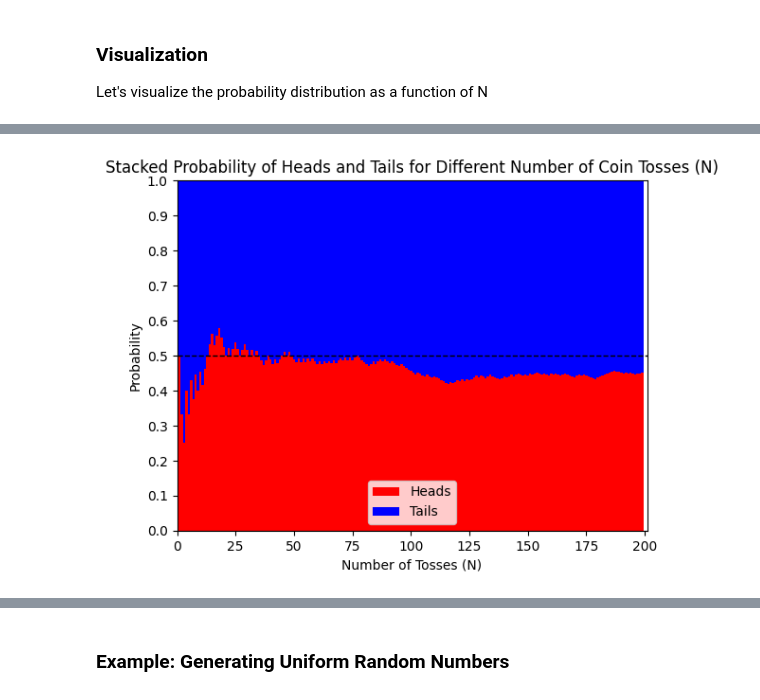
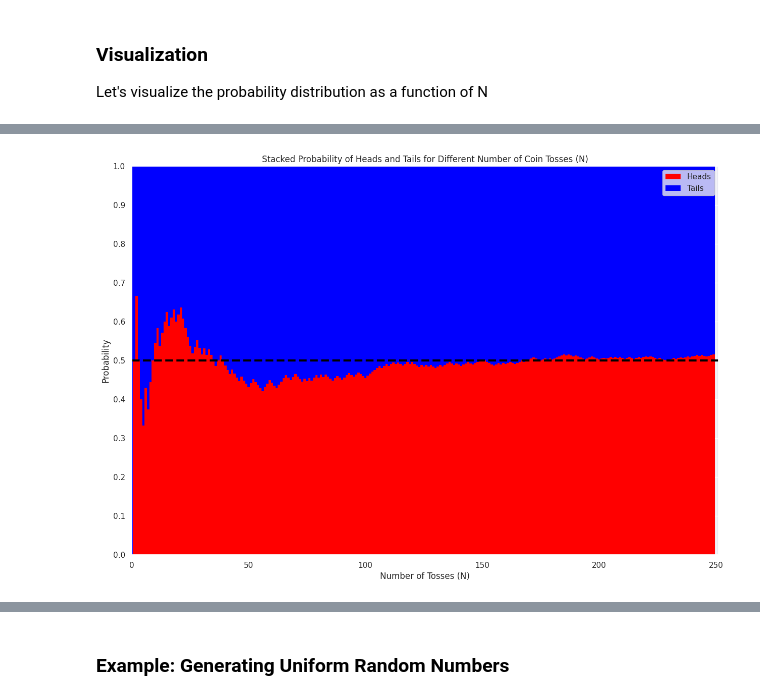
Before and after one commit to animesh-chouhan/fifty-challenging-problems-in-probability, a Jupyter notebook: probability.ipynb, the cells around one changed output, grey strips where cells are left out. Cells and saved outputs as stored; diff of their text form; code cells hidden in the pictures.

```diff
--- a/probability.ipynb
+++ b/probability.ipynb
@@ -120,44 +113,40 @@ Let's visualize the probability distribution as a function of N
 # %%
 import numpy as np
 import matplotlib.pyplot as plt
 
-# Function to simulate a series of coin tosses using numpy random.choice
 def coin_tosses(num_tosses):
-    # Simulate tosses: 'H' for Heads, 'T' for Tails
     return np.random.choice(['H', 'T'], size=num_tosses)
 
-# Function to calculate the count of Heads and Tails as a function of N tosses
 def simulate_coin_tosses(num_tosses):
     tosses = coin_tosses(num_tosses)
-    heads_count = np.cumsum(tosses == 'H')  # Cumulative count of 'H' (Heads)
-    tails_count = np.cumsum(tosses == 'T')  # Cumulative count of 'T' (Tails)
-
+    heads_count = np.cumsum(tosses == 'H')
+    tails_count = np.cumsum(tosses == 'T')
     heads_probabilities = heads_count / np.arange(1, num_tosses + 1)
     tails_probabilities = tails_count / np.arange(1, num_tosses + 1)
-
     return heads_probabilities, tails_probabilities
 
-np.random.seed(69)
-toss_counts = 200
+np.random.seed(420)
+toss_counts = 250
 
 # Get the probability of Heads and Tails for each N
 heads_probabilities, tails_probabilities = simulate_coin_tosses(toss_counts)
 
 # Plot the stacked bar graph for the probabilities of Heads and Tails for each N
 bar_width = 1
 index = np.arange(toss_counts)
-plt.bar(index, heads_probabilities, bar_width, label='Heads', color='red')
-plt.bar(index, tails_probabilities, bar_width, bottom=heads_probabilities, label='Tails', color='blue')
+plt.figure(figsize=(15, 10))
+plt.bar(index, heads_probabilities, bar_width, label='Heads', color='red', edgecolor = "none")
+plt.bar(index, tails_probabilities, bar_width, bottom=heads_probabilities, label='Tails', color='blue', edgecolor = "none")
 
-# Customizing the graph
+# Formatting
 plt.xlim(0,toss_counts+1)
 plt.ylim(0, 1)
 plt.yticks(np.arange(0, 1.1, 0.1))
-plt.axhline(y=0.5, color='black', linestyle='--', linewidth=1)
+plt.axhline(y=0.5, color='black', linestyle='--', linewidth=3)
 plt.title("Stacked Probability of Heads and Tails for Different Number of Coin Tosses (N)")
 plt.xlabel("Number of Tosses (N)")
 plt.ylabel("Probability")
 plt.legend()
 plt.show()
 # %% [output]
-[figure, old version]
+[figure, new version]
```
Also changed, not shown: parts of 26 cells of this notebook, 3 other files.
